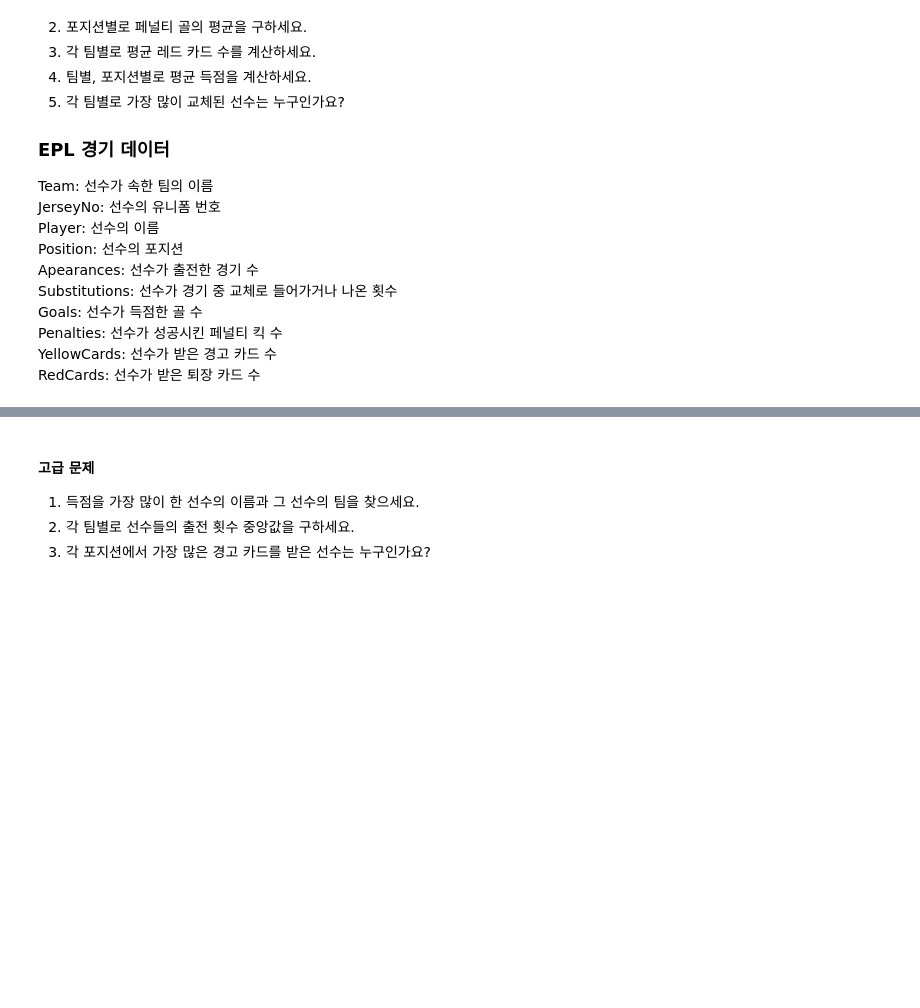
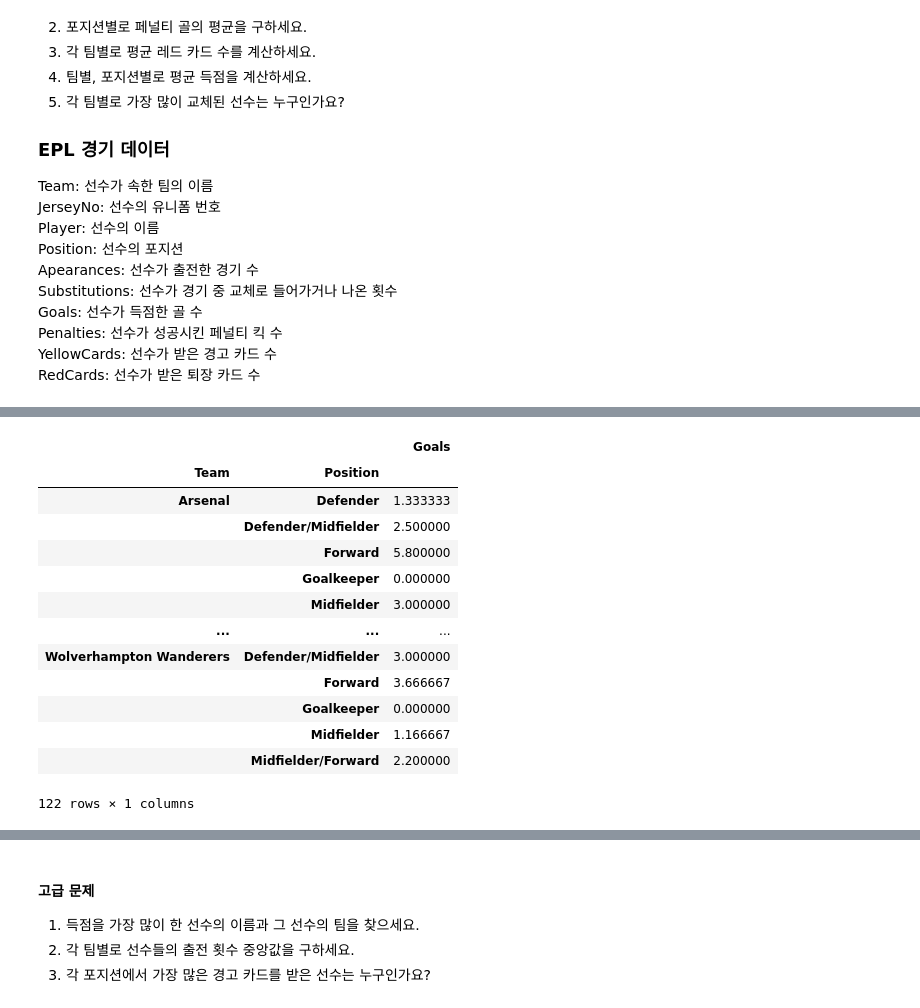
Before and after one commit to Minchae128/Practice_Python, a Jupyter notebook: 11. 12일차(240417)/2. 실습/판다스3일차_응용실습.ipynb, the cells around one changed output, grey strips where cells are left out. Saved outputs shown, nothing was run; the diff lists cells and outputs as text; code cells hidden in the pictures; blank space fills up the shorter version.

```diff
--- a/11. 12일차(240417)/2. 실습/판다스3일차_응용실습.ipynb
+++ b/11. 12일차(240417)/2. 실습/판다스3일차_응용실습.ipynb
@@ -185,0 +258,23 @@ RedCards: 선수가 받은 퇴장 카드 수
+# %%
+import seaborn as sns
+import pandas as pd
+
+df = pd.read_csv('all_players_stats.csv')
+
+# 4 팀별, 포지션별로 평균 득점을 계산하세요
+pd.pivot_table(df, index=['Team', 'Position'], values= 'Goals', aggfunc='mean')
+# %% [output]
+|  |  | Goals |
+| Team | Position |  |
+| Arsenal | Defender | 1.333333 |
+|  | Defender/Midfielder | 2.500000 |
+|  | Forward | 5.800000 |
+|  | Goalkeeper | 0.000000 |
+|  | Midfielder | 3.000000 |
+| ... | ... | ... |
+| Wolverhampton Wanderers | Defender/Midfielder | 3.000000 |
+|  | Forward | 3.666667 |
+|  | Goalkeeper | 0.000000 |
+|  | Midfielder | 1.166667 |
+|  | Midfielder/Forward | 2.200000 |
+122 rows × 1 columns
```
Also changed, not shown: parts of 4 cells of this notebook.
